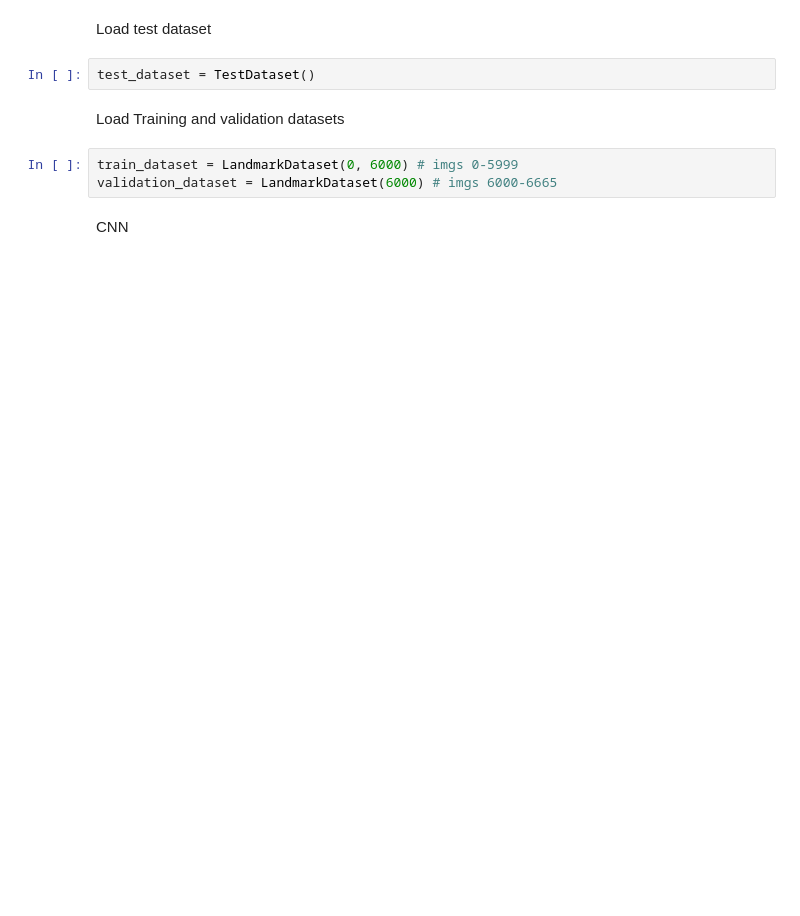
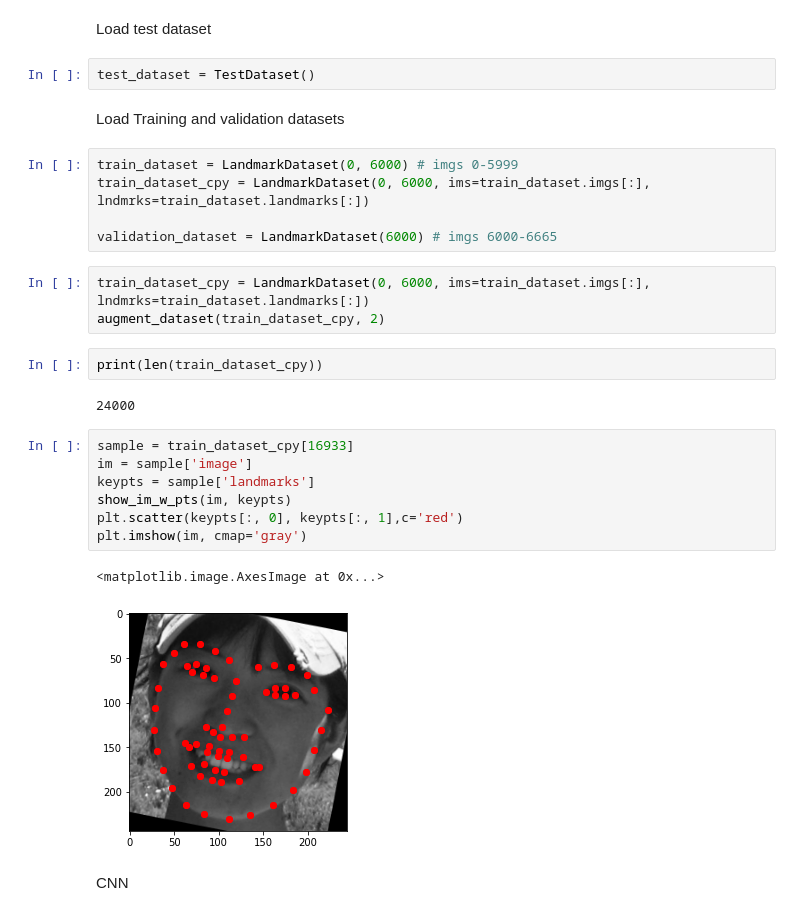
Before and after one commit to sinood/cs194-26_proj4_p3, a Jupyter notebook: cs192_26_proj4.ipynb, the cells around one changed output. Drawn from its saved outputs; the diff is of its cells as text; blank space fills up the shorter version.

```diff
--- a/cs192_26_proj4.ipynb
+++ b/cs192_26_proj4.ipynb
@@ -239,7 +247,26 @@ test_dataset = TestDataset()
 Load Training and validation datasets
 # %%
 train_dataset = LandmarkDataset(0, 6000) # imgs 0-5999
+train_dataset_cpy = LandmarkDataset(0, 6000, ims=train_dataset.imgs[:], lndmrks=train_dataset.landmarks[:])
+
 validation_dataset = LandmarkDataset(6000) # imgs 6000-6665
+# %%
+train_dataset_cpy = LandmarkDataset(0, 6000, ims=train_dataset.imgs[:], lndmrks=train_dataset.landmarks[:])
+augment_dataset(train_dataset_cpy, 2)
+# %%
+print(len(train_dataset_cpy))
+# %% [output]
+24000
+# %%
+sample = train_dataset_cpy[16933]
+im = sample['image']
+keypts = sample['landmarks']
+show_im_w_pts(im, keypts)
+plt.scatter(keypts[:, 0], keypts[:, 1],c='red')
+plt.imshow(im, cmap='gray')
+# %% [output]
+<matplotlib.image.AxesImage at 0x...>
+[figure, added]
 # %% [markdown]
 CNN
 # %%
```
Also changed, not shown: parts of 8 cells of this notebook.
